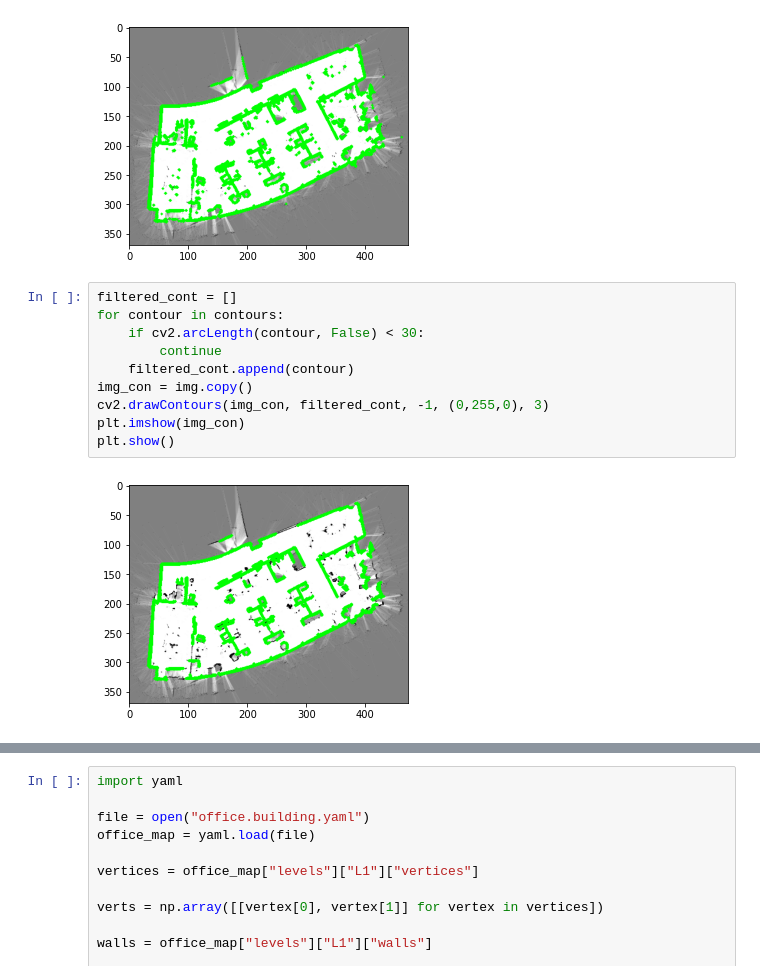
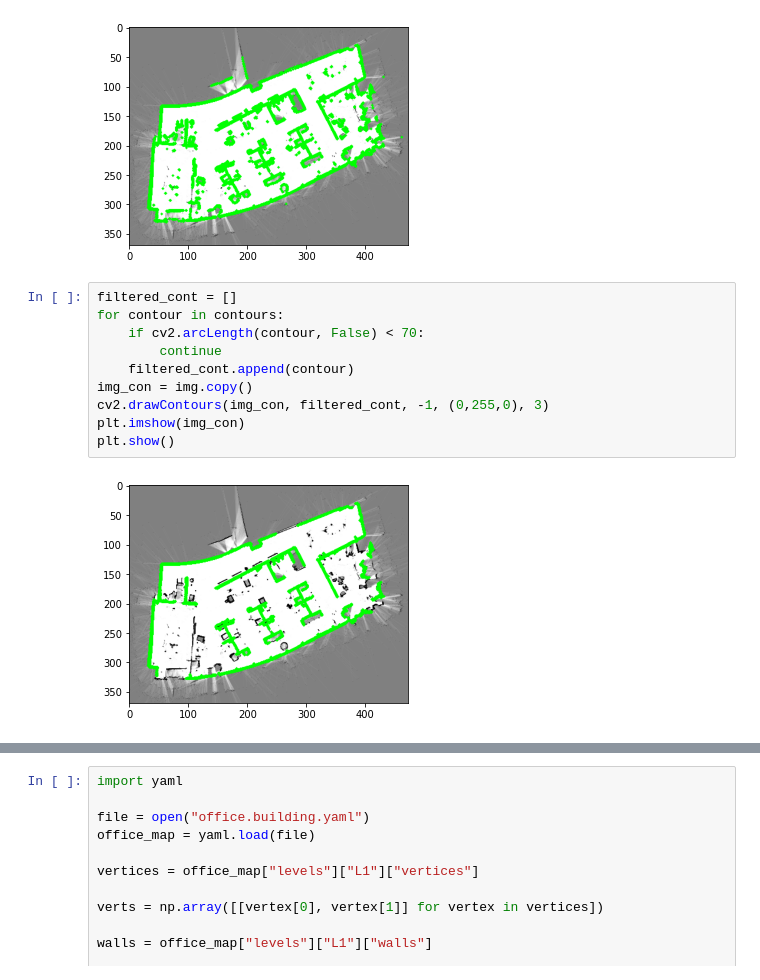
Before and after one commit to arjo129/auto_map_warper, a Jupyter notebook: map_warping.ipynb, the cells around one changed output, grey strips where cells are left out. Cells and saved outputs as stored; diff of their text form.

```diff
--- a/map_warping.ipynb
+++ b/map_warping.ipynb
@@ -37,14 +37,14 @@ plt.show()
 # %%
 filtered_cont = []
 for contour in contours:
-    if cv2.arcLength(contour, False) < 30:
+    if cv2.arcLength(contour, False) < 70:
         continue
     filtered_cont.append(contour)
 img_con = img.copy()
 cv2.drawContours(img_con, filtered_cont, -1, (0,255,0), 3)
 plt.imshow(img_con)
 plt.show()
 # %% [output]
-[figure, old version]
+[figure, new version]
 # %%
 img_keypoints = img.copy()
```
Also changed, not shown: parts of 13 cells of this notebook.
